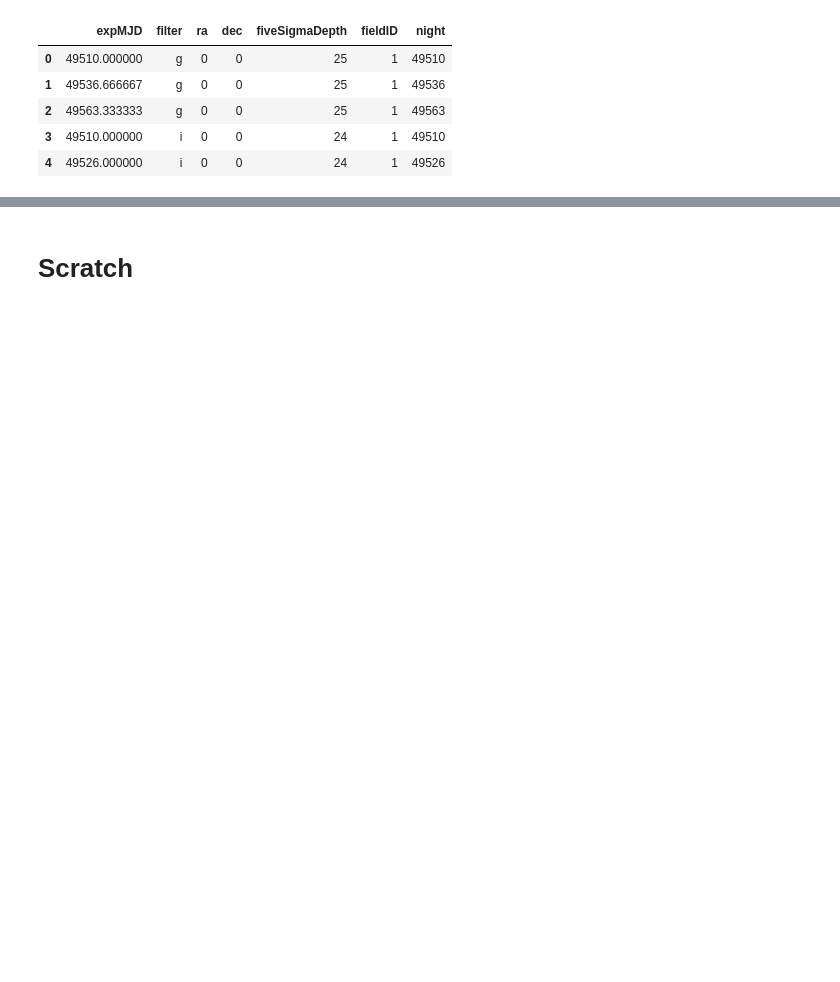
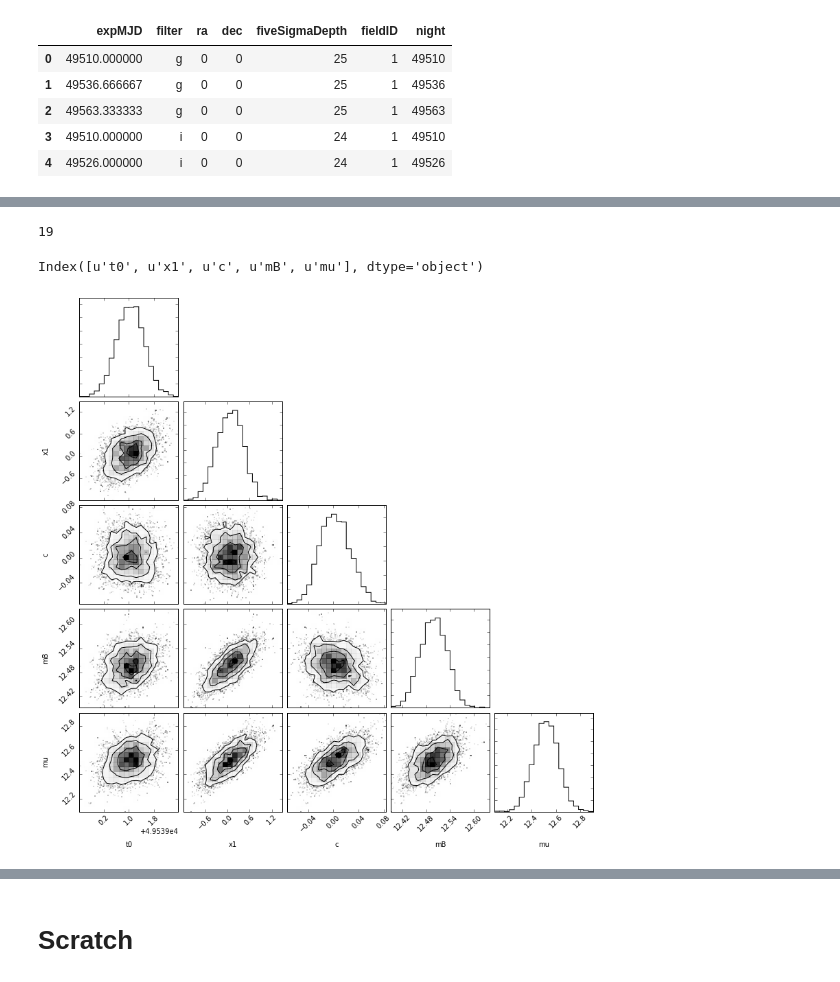
Before and after one commit to rbiswas4/Cadence, a Jupyter notebook: quality/usingPseudoOpsim.ipynb, the cells around one changed output, grey strips where cells are left out. Drawn from its saved outputs; the diff is of its cells as text; code cells hidden in the pictures; blank space fills up the shorter version.

```diff
--- a/quality/usingPseudoOpsim.ipynb
+++ b/quality/usingPseudoOpsim.ipynb
@@ -99,2 +180,2 @@ q.SN.SNstate
 # %%
-q.df
+q = Per
@@ -182,0 +182,7 @@ q.lightcurve
+# %%
+mcmc_out = sncosmo.mcmc_lc(q.SNCosmoLC(nightlyCoadd=True), model=q.sncosmoModel,
+                vparam_names=['t0', 'x0', 'x1', 'c'],
+                bounds={'c':(-1., 1.), 'x1':(-5.0, 5.0)},
+                minsnr=0.)
+# %% [output]
+19
@@ -182,0 +197,11 @@ q.lightcurve
+# %%
+noscatter = ans.ResChar.fromSNCosmoRes(mcmc_out)
+withScatter  = ans.ResChar.fromSNCosmoRes(mcmc_out_mc)
+# %%
+noscatter.salt_samples().columns
+# %% [output]
+Index([u't0', u'x1', u'c', u'mB', u'mu'], dtype='object')
+# %%
+fig_noScatter = corner(noscatter.salt_samples().values, labels=noscatter.salt_samples().columns)
+# %% [output]
+[figure, added]
```
Also changed, not shown: parts of 35 cells of this notebook, 4 other files.
